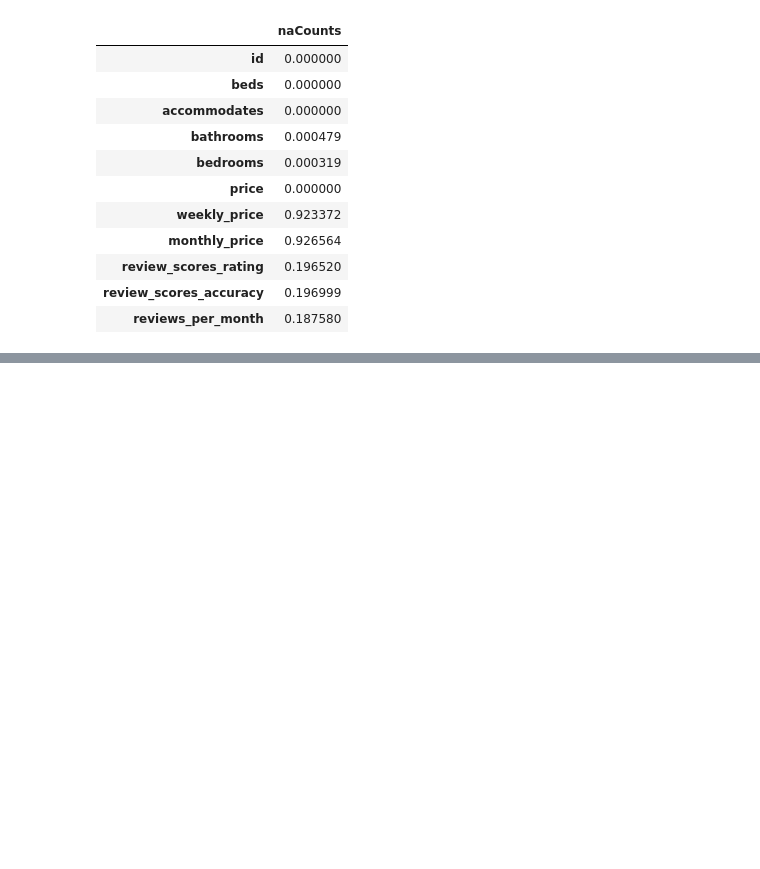
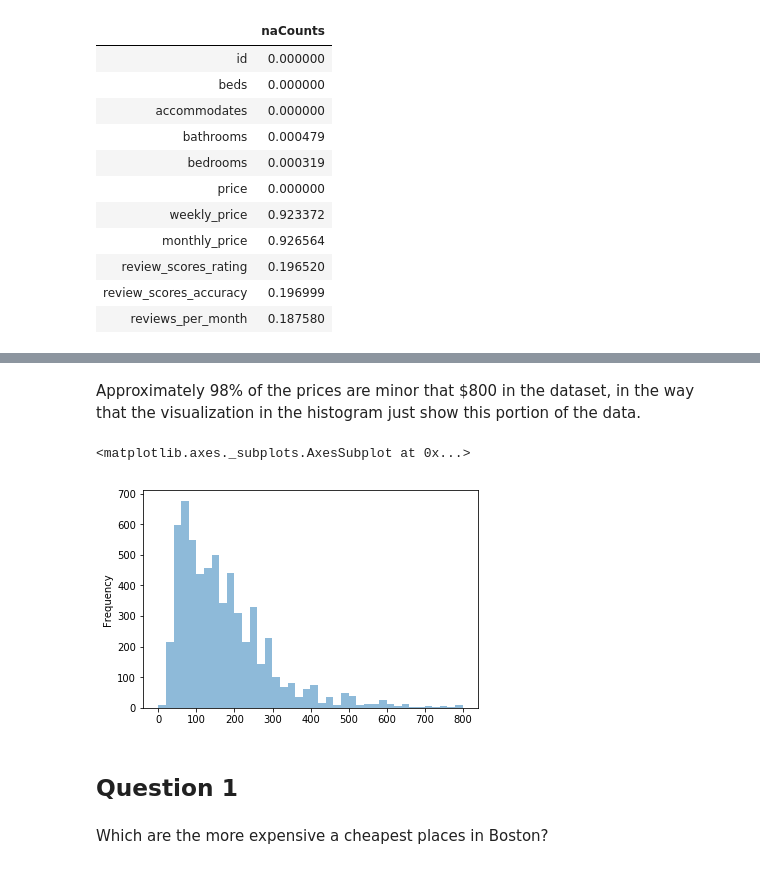
Before and after one commit to crarojasca/Boston-AirBNB-Data-Analisys, a Jupyter notebook: CRISP-DM.ipynb, the cells around one changed output, grey strips where cells are left out. Drawn from its saved outputs; the diff is of its cells as text; code cells hidden in the pictures; blank space fills up the shorter version.

Commit message:
1 and 2 question

```diff
--- a/CRISP-DM.ipynb
+++ b/CRISP-DM.ipynb
@@ -99,0 +116,2 @@ nan_distribution.loc[['id', 'beds', 'accommodates', 'bathrooms', 'bedrooms', 'pr
+# %%
+data['price'] = data['price'].apply(lambda x: int(x[1:-3].replace(',', '')))
@@ -99,0 +122,11 @@ nan_distribution.loc[['id', 'beds', 'accommodates', 'bathrooms', 'bedrooms', 'pr
+# %% [markdown]
+Approximately 98% of the prices  are minor that $800 in the dataset, in the way that the visualization in the histogram just show this portion of the data.
+# %%
+data[data['price'] < 800]['price'].plot.hist(bins=40, alpha=0.5)
+# %% [output]
+<matplotlib.axes._subplots.AxesSubplot at 0x...>
+[figure, added]
+# %% [markdown]
+## Question 1
+# %% [markdown]
+Which are the more expensive a cheapest places in Boston?
```
Also changed, not shown: parts of 17 cells of this notebook.
